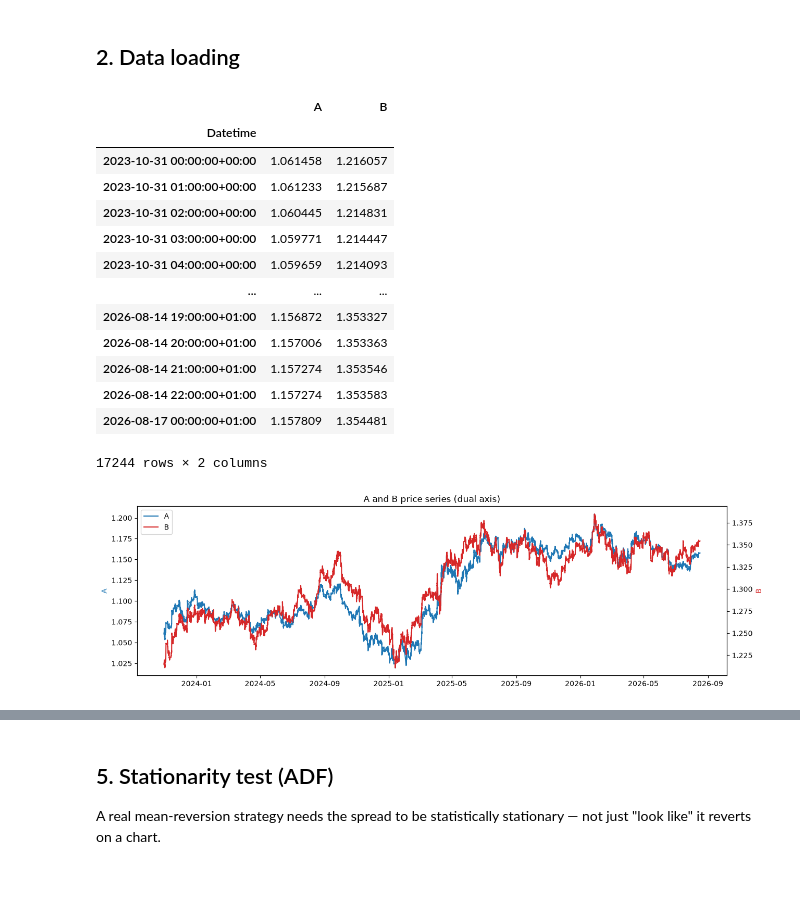
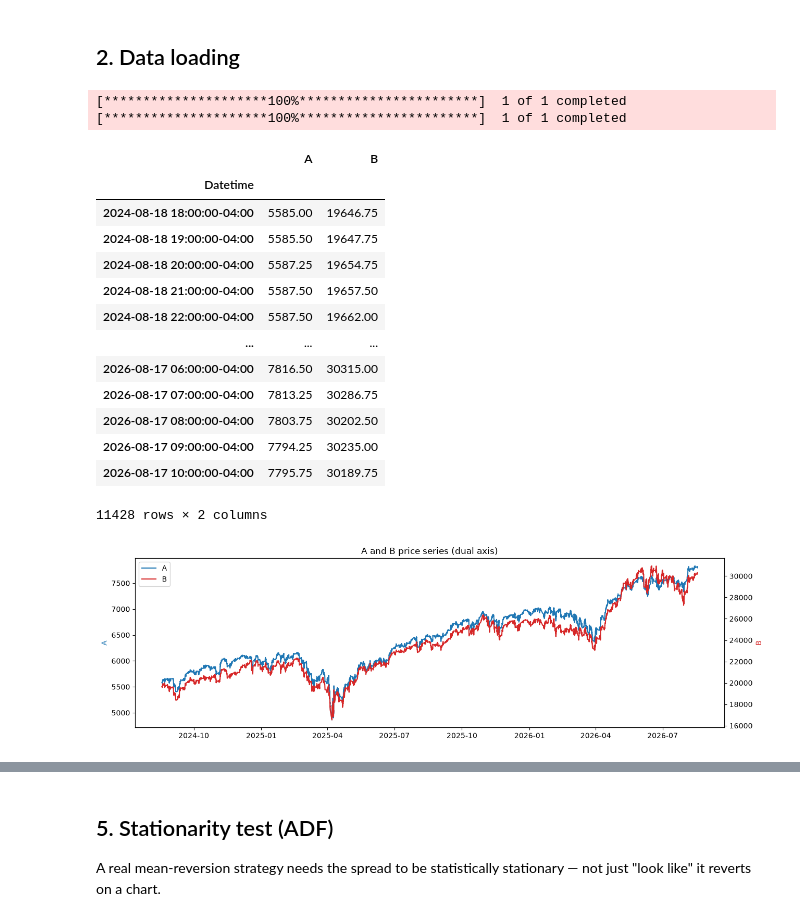
Before and after one commit to mod7ex/algo-strategies, a Jupyter notebook: pair-trading/pair-spread-mean-reversion.ipynb, the cells around one changed output, grey strips where cells are left out. Drawn from its saved outputs; the diff is of its cells as text; code cells hidden in the pictures; blank space fills up the shorter version.

```diff
--- a/pair-trading/pair-spread-mean-reversion.ipynb
+++ b/pair-trading/pair-spread-mean-reversion.ipynb
@@ -30,10 +30,8 @@ COST_PER_TRADE = 0.5          # in spread points, round-trip friction/slippage
 # %% [markdown]
 ## 2. Data loading
 # %%
-# df = yf.download(Ticker, period="max", interval="15m")
-
-a_df = yf.download(TICKER_A, period=PERIOD, interval=TIMEFRAME, progress=False, auto_adjust=True)
-b_df = yf.download(TICKER_B, period=PERIOD, interval=TIMEFRAME, progress=False, auto_adjust=True)
+a_df = yf.download(TICKER_A, period="max", interval=TIMEFRAME)
+b_df = yf.download(TICKER_B, period="max", interval=TIMEFRAME)
 
 
 a_df.columns.names = [None, None]
@@ -43,28 +41,31 @@ a_df = a_df.drop(columns=["Volume"])
 b_df.columns.names = [None, None]
 b_df.columns = b_df.columns.get_level_values(0)
 b_df = b_df.drop(columns=["Volume"])
+# %% [output]
+[*********************100%***********************]  1 of 1 completed
+[*********************100%***********************]  1 of 1 completed
 # %%
 df = pd.DataFrame({
     "A": a_df["Close"],
     "B": b_df["Close"]
-}, index=a_df.index)
+}, index=a_df.index).dropna()
 
 df
 # %% [output]
 |  | A | B |
 | Datetime |  |  |
-| 2023-10-31 00:00:00+00:00 | 1.061458 | 1.216057 |
-| 2023-10-31 01:00:00+00:00 | 1.061233 | 1.215687 |
-| 2023-10-31 02:00:00+00:00 | 1.060445 | 1.214831 |
-| 2023-10-31 03:00:00+00:00 | 1.059771 | 1.214447 |
-| 2023-10-31 04:00:00+00:00 | 1.059659 | 1.214093 |
+| 2024-08-18 18:00:00-04:00 | 5585.00 | 19646.75 |
+| 2024-08-18 19:00:00-04:00 | 5585.50 | 19647.75 |
+| 2024-08-18 20:00:00-04:00 | 5587.25 | 19654.75 |
+| 2024-08-18 21:00:00-04:00 | 5587.50 | 19657.50 |
+| 2024-08-18 22:00:00-04:00 | 5587.50 | 19662.00 |
 | ... | ... | ... |
-| 2026-08-14 19:00:00+01:00 | 1.156872 | 1.353327 |
-| 2026-08-14 20:00:00+01:00 | 1.157006 | 1.353363 |
-| 2026-08-14 21:00:00+01:00 | 1.157274 | 1.353546 |
-| 2026-08-14 22:00:00+01:00 | 1.157274 | 1.353583 |
-| 2026-08-17 00:00:00+01:00 | 1.157809 | 1.354481 |
+| 2026-08-17 06:00:00-04:00 | 7816.50 | 30315.00 |
+| 2026-08-17 07:00:00-04:00 | 7813.25 | 30286.75 |
+| 2026-08-17 08:00:00-04:00 | 7803.75 | 30202.50 |
+| 2026-08-17 09:00:00-04:00 | 7794.25 | 30235.00 |
+| 2026-08-17 10:00:00-04:00 | 7795.75 | 30189.75 |
-17244 rows × 2 columns
+11428 rows × 2 columns
 # %%
 fig, ax_a = plt.subplots(figsize=(13, 4))
 ax_b = ax_a.twinx()
@@ -85,5 +86,5 @@ ax_a.legend(lines1 + lines2, labels1 + labels2, loc="upper left")
 plt.tight_layout()
 plt.show()
 # %% [output]
-[figure, old version]
+[figure, new version]
 # %% [markdown]
```
Also changed, not shown: parts of 11 cells of this notebook, 1 other file.
